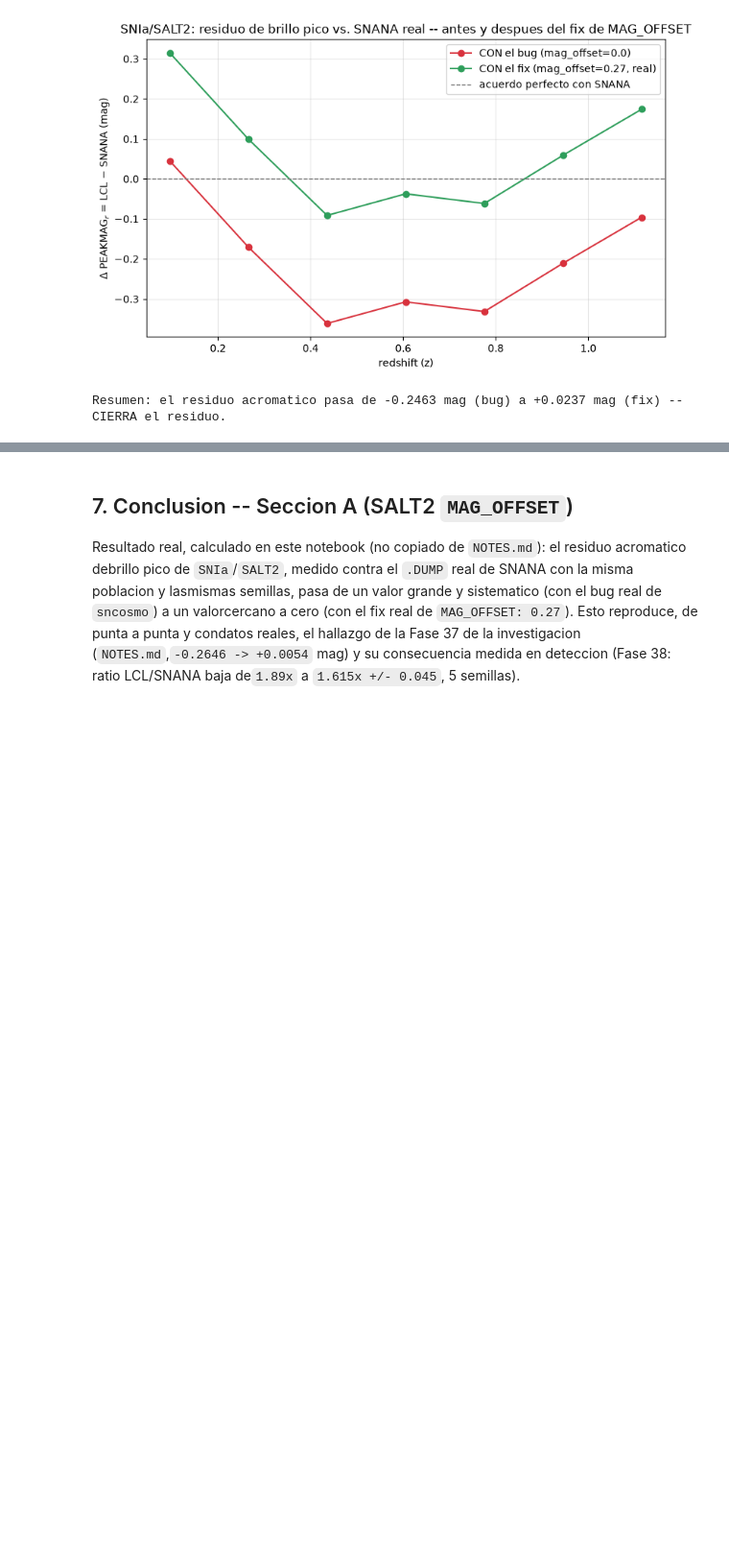
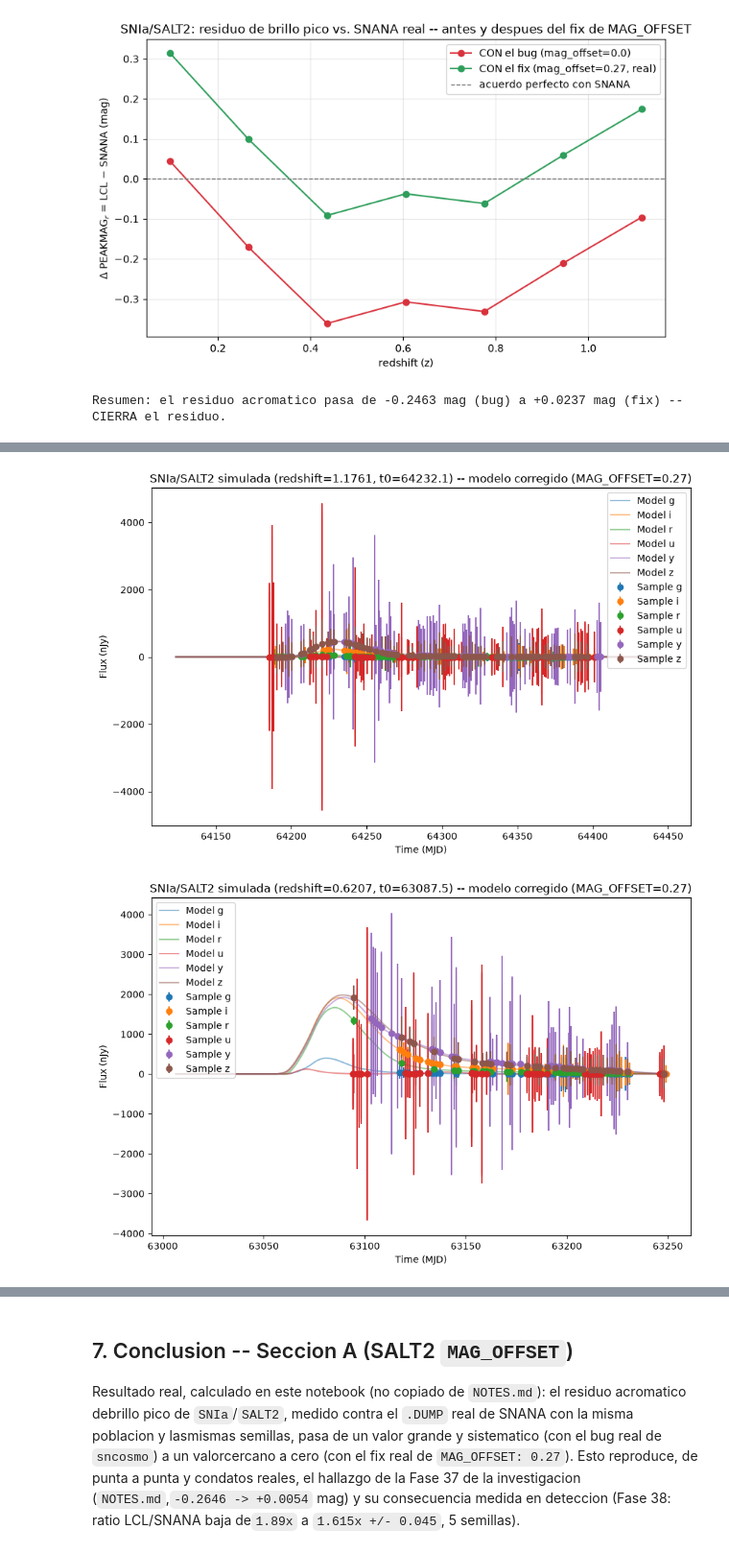
Before and after one commit to mauriciovalenzuela742/ALCeS, a Jupyter notebook: exploration/lightcurvelynx/verificacion_bugs_lightcurvelynx.ipynb, the cells around one changed output, grey strips where cells are left out. Shown at 96% size. Saved outputs shown, nothing was run; the diff lists cells and outputs as text; code cells hidden in the pictures; blank space fills up the shorter version.

```diff
--- a/exploration/lightcurvelynx/verificacion_bugs_lightcurvelynx.ipynb
+++ b/exploration/lightcurvelynx/verificacion_bugs_lightcurvelynx.ipynb
@@ -363,0 +325,51 @@ plt.show()
+# %%
+from lightcurvelynx.graph_state import GraphState
+from lightcurvelynx.simulate import compute_single_noise_free_lightcurve
+from lightcurvelynx.utils.plotting import plot_lightcurves
+
+source_fix = build_source(mag_offset_real)
+survey_info = SurveyInfo(obstable=obs_table, passbands=passband_group, survey_name="LSST")
+
+lightcurves = simulate_lightcurves(
+    source_fix, 200, survey_info, rest_time_window_offset=(-30, 100),
+    rng=np.random.default_rng(SEED_BASE + 900),
+)
+params_col = lightcurves["params"].copy()
+
+curr_idx, count = 0, 0
+while count < 3 and curr_idx < len(lightcurves):
+    result_row = lightcurves.iloc[curr_idx]
+    params_dict = params_col.iloc[curr_idx]
+    curr_idx += 1
+
+    current_lc = result_row["lightcurve"]
+    if current_lc is None or len(current_lc) == 0:
+        continue
+
+    lc_filters = np.asarray(current_lc["filter"], dtype=str)
+    lc_mjd = np.asarray(current_lc["mjd"], dtype=float)
+    lc_flux = np.asarray(current_lc["flux_perfect"], dtype=float)
+    lc_fluxerr = np.asarray(current_lc["fluxerr"], dtype=float)
+
+    if len(lc_mjd) < 5 or (np.max(lc_mjd) - np.min(lc_mjd)) < 100:
+        continue
+
+    noise_free_lcs = compute_single_noise_free_lightcurve(
+        source_fix, GraphState.from_dict(params_dict), passband_group,
+        rest_frame_phase_min=-50.0, rest_frame_phase_max=100.0, rest_frame_phase_step=0.5,
+    )
+    redshift = params_dict["source.redshift"]
+    t0 = params_dict["source.t0"]
+
+    ax = plot_lightcurves(
+        fluxes=lc_flux, times=lc_mjd, fluxerrs=lc_fluxerr, filters=lc_filters,
+        underlying_model=noise_free_lcs,
+        title=f"SNIa/SALT2 simulada (redshift={redshift:.4f}, t0={t0:.1f}) -- modelo corregido (MAG_OFFSET=0.27)",
+    )
+    ax.figure.set_size_inches(8, 5)
+    ax.figure.savefig(f"notebook_fig_example_lightcurve_{count}.png", dpi=130, bbox_inches="tight")
+    plt.show()
+    count += 1
+# %% [output]
+[figure, added]
+[figure, added]
```
Also changed, not shown: parts of 6 cells of this notebook, 2 other files.
